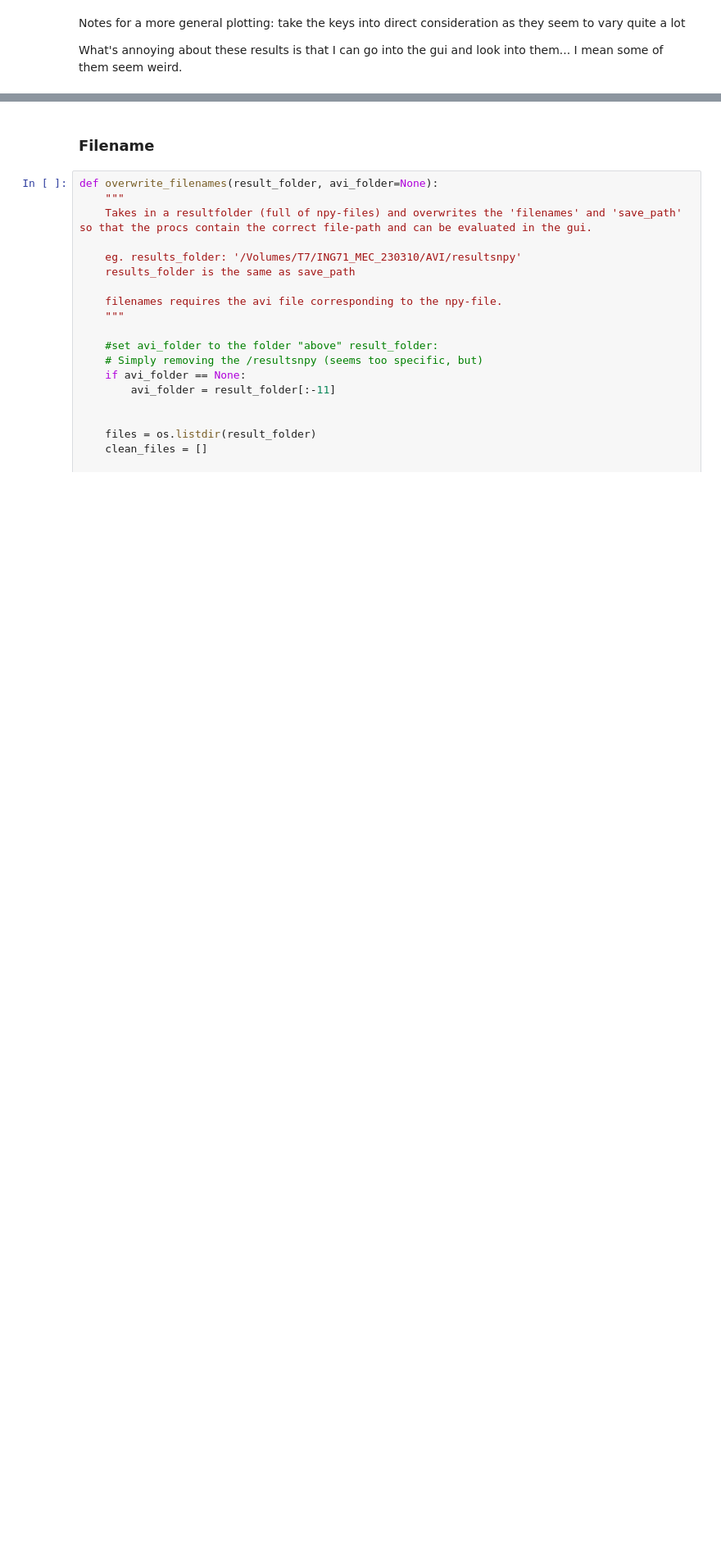
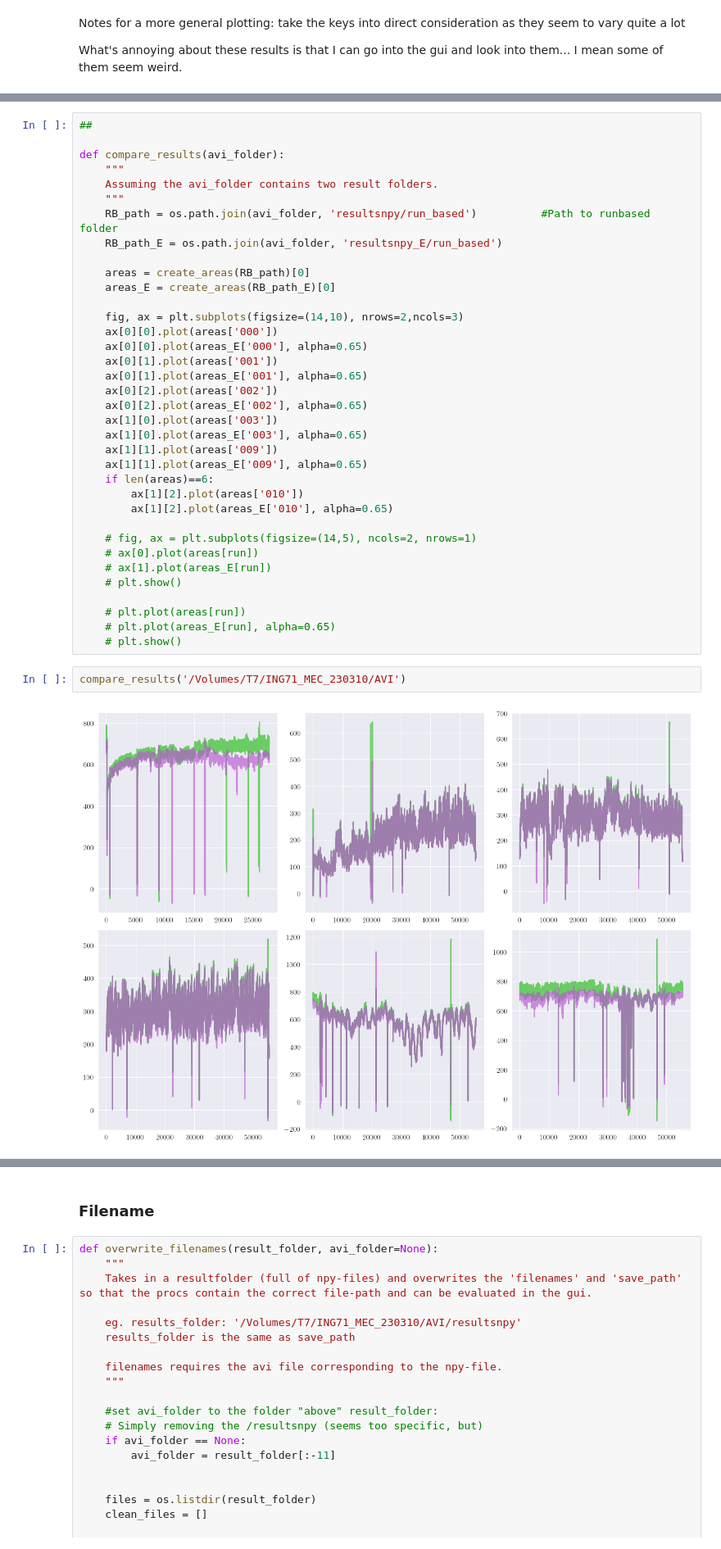
Before and after one commit to EirikSP/MouseProjectGH, a Jupyter notebook: analyse/annalyse.ipynb, the cells around one changed output, grey strips where cells are left out. Shown: that part at 82% size. Cells and saved outputs as stored; diff of their text form; blank space fills up the shorter version.

Commit message:
Compare with Eirik's processed results.

```diff
--- a/analyse/annalyse.ipynb
+++ b/analyse/annalyse.ipynb
@@ -453,0 +419,40 @@ What's annoying about these results is that I can go into the gui and look into
+# %%
+##
+
+def compare_results(avi_folder):
+    """
+    Assuming the avi_folder contains two result folders.
+    """
+    RB_path = os.path.join(avi_folder, 'resultsnpy/run_based')          #Path to runbased folder
+    RB_path_E = os.path.join(avi_folder, 'resultsnpy_E/run_based')
+
+    areas = create_areas(RB_path)[0]
+    areas_E = create_areas(RB_path_E)[0]
+
+    fig, ax = plt.subplots(figsize=(14,10), nrows=2,ncols=3)
+    ax[0][0].plot(areas['000'])
+    ax[0][0].plot(areas_E['000'], alpha=0.65)
+    ax[0][1].plot(areas['001'])
+    ax[0][1].plot(areas_E['001'], alpha=0.65)
+    ax[0][2].plot(areas['002'])
+    ax[0][2].plot(areas_E['002'], alpha=0.65)
+    ax[1][0].plot(areas['003'])
+    ax[1][0].plot(areas_E['003'], alpha=0.65)
+    ax[1][1].plot(areas['009'])
+    ax[1][1].plot(areas_E['009'], alpha=0.65)
+    if len(areas)==6:
+        ax[1][2].plot(areas['010'])
+        ax[1][2].plot(areas_E['010'], alpha=0.65)
+
+    # fig, ax = plt.subplots(figsize=(14,5), ncols=2, nrows=1)
+    # ax[0].plot(areas[run])
+    # ax[1].plot(areas_E[run])
+    # plt.show()
+
+    # plt.plot(areas[run])
+    # plt.plot(areas_E[run], alpha=0.65)
+    # plt.show()
+# %%
+compare_results('/Volumes/T7/ING71_MEC_230310/AVI')
+# %% [output]
+[figure, added]
```
Also changed, not shown: parts of 22 cells of this notebook.
